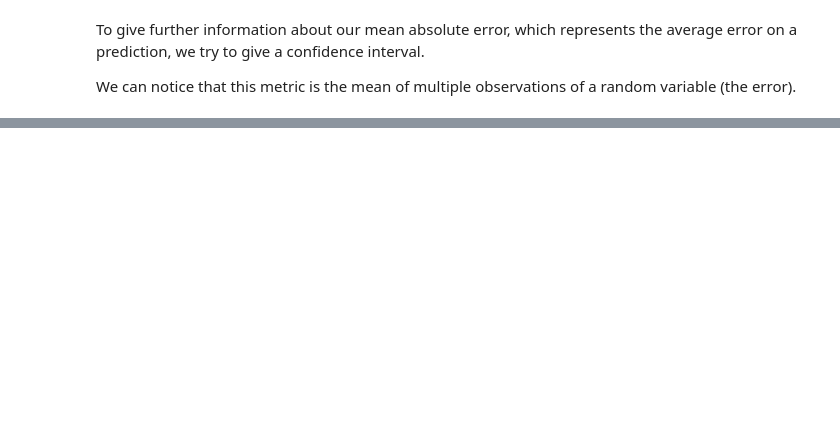
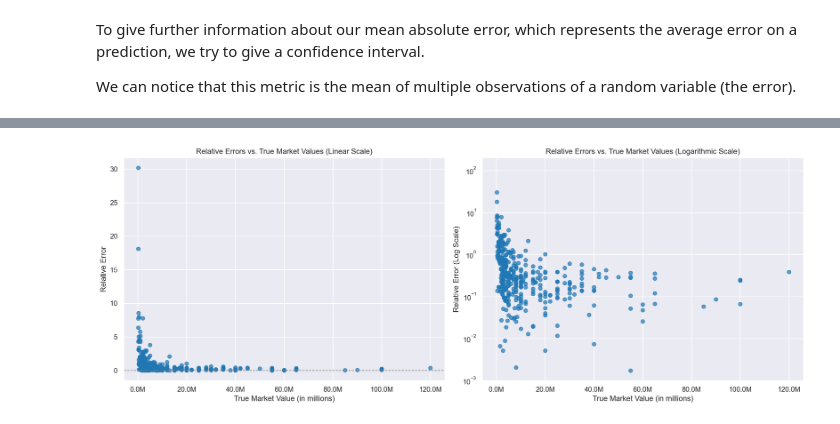
Before and after one commit to Akulla-A/Football_regression, a Jupyter notebook: main.ipynb, the cells around one changed output, grey strips where cells are left out. Cells and saved outputs as stored; diff of their text form; code cells hidden in the pictures; blank space fills up the shorter version.

```diff
--- a/main.ipynb
+++ b/main.ipynb
@@ -498,7 +520,7 @@ We observe that the relationship between the new variable and the target is more
 X = _datasetCleaning.drop(target, axis=1)
 Y = _datasetCleaning[target]
 
-X_train, X_test, y_train, y_test = train_test_split(X, Y, test_size=0.3, random_state=1)
+X_train, X_test, y_train, y_test = train_test_split(X, Y, test_size=0.25, random_state=1)
 # %% [markdown]
 # 5 - Model Selection
 # %% [markdown]
@@ -532,8 +552,8 @@ models = {
     "Lasso Regression": (Lasso(), {"model__alpha": [0.01, 0.1, 1.0]}),
     "ElasticNet": (ElasticNet(), {"model__alpha": [0.01, 0.1, 1.0], "model__l1_ratio": [0.3, 0.5, 0.7]}),
     "Decision Tree": (DecisionTreeRegressor(), {"model__max_depth": [3, 5, 10], "model__min_samples_split": [2, 5, 10]}),
-    "Random Forest": (RandomForestRegressor(random_state=42), {"model__n_estimators": [50, 100, 200], "model__max_depth": [3, 5, 10]}),
-    "Gradient Boosting": (GradientBoostingRegressor(random_state=42), {"model__n_estimators": [50, 100, 200], "model__learning_rate": [0.01, 0.1, 0.2], "model__max_depth": [3, 5]})
+    "Random Forest": (RandomForestRegressor(random_state=42), {"model__n_estimators": [50, 100], "model__max_depth": [3, 5, 10]}),
+    "Gradient Boosting": (GradientBoostingRegressor(random_state=42), {"model__n_estimators": [50, 100], "model__learning_rate": [0.01, 0.1, 0.2], "model__max_depth": [3, 5]})
 }
 
 environ["PYTHONWARNINGS"] = "ignore"
@@ -556,7 +576,7 @@ for name, (model, params) in models.items():
     ])
 
     # Add PCA-related hyperparameters to the grid search
-    pca_options = [None, 5, 10]  # No PCA (None) and PCA options
+    pca_options = [None, 5, 25, 50, 100]  # No PCA (None) and PCA options
     pca_param = {"pca": [PCA(n_components=n) if n else FunctionTransformer(lambda x: x) for n in pca_options]}  # Identity transformer for no PCA
     full_params = {**params, **pca_param}
 
@@ -583,16 +603,14 @@ for name, (model, params) in models.items():
         "Best Model": best_model_current
     }
 
+    print(f"{name}")
+    print(f"Best Params: {grid.best_params_}")
+    print(f"Best CV Score (MSE): {best_cv_mse:.2f}")
+    print(f"Best CV Score (R^2): {best_cv_r2:.4f}\n")
+
     if best_score < best_cv_r2:
         best_score = best_cv_r2
         best_model_name = name
         best_model = best_model_current
-
-# Print summary of results
-for name, res in results.items():
-    print(f"\n{name}")
-    print(f"Best Params: {res['Best Params']}")
-    print(f"Best CV Score (MSE): {res['Best CV Score (MSE)']:.2f}")
-    print(f"Best CV Score (R^2): {res['Best CV Score (R^2)']:.4f}")
 # %% [output]
 Training Linear Regression...
@@ -718,0 +739,30 @@ plt.show()
+# %%
+relative_errors = abs_errors / y_test
+
+# Create the subplots
+fig, axes = plt.subplots(1, 2, figsize=(16, 6), sharex=True)
+
+# Without logarithmic scale
+axes[0].scatter(y_test, relative_errors, alpha=0.7)
+axes[0].axhline(y=0, color='gray', linestyle='--', linewidth=1)
+axes[0].set_title('Relative Errors vs. True Market Values (Linear Scale)')
+axes[0].set_xlabel('True Market Value (in millions)')
+axes[0].set_ylabel('Relative Error')
+axes[0].grid(True)
+axes[0].xaxis.set_major_formatter(FuncFormatter(millions_formatter))
+
+# With logarithmic scale
+axes[1].scatter(y_test, relative_errors, alpha=0.7)
+axes[1].axhline(y=0, color='gray', linestyle='--', linewidth=1)
+axes[1].set_title('Relative Errors vs. True Market Values (Logarithmic Scale)')
+axes[1].set_xlabel('True Market Value (in millions)')
+axes[1].set_ylabel('Relative Error (Log Scale)')
+axes[1].set_yscale('log')
+axes[1].set_ylim(10e-4, None)
+axes[1].grid(True)
+axes[1].xaxis.set_major_formatter(FuncFormatter(millions_formatter))
+
+plt.tight_layout()
+plt.show()
+# %% [output]
+[figure, added]
```
Also changed, not shown: parts of 25 cells of this notebook.
